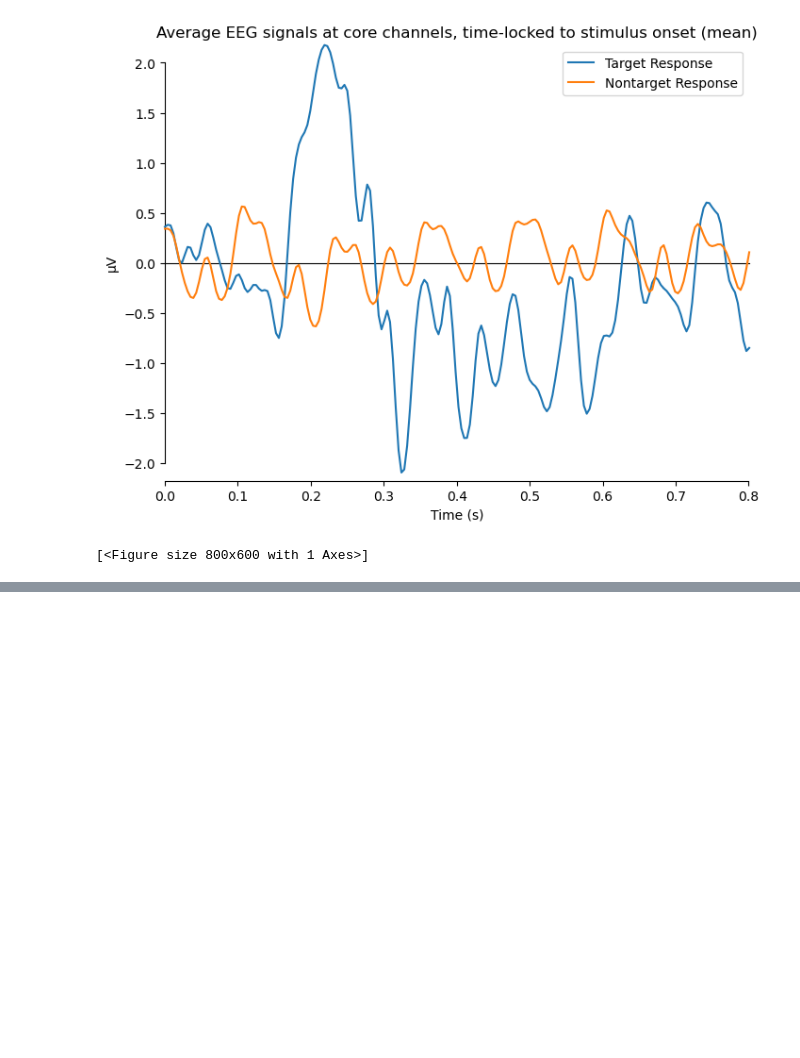
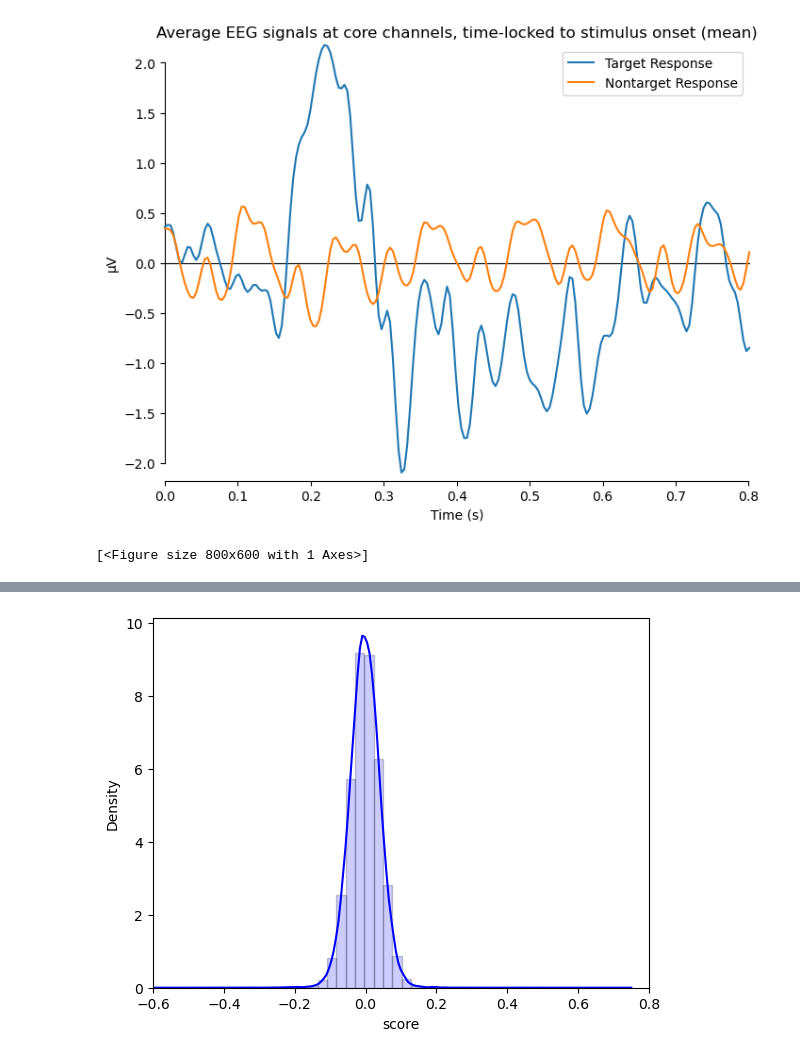
Before and after one commit to zs144/P300-BCI, a Jupyter notebook: Task4/toy_classifier/draft.ipynb, the cells around one changed output, grey strips where cells are left out. Drawn from its saved outputs; the diff is of its cells as text; code cells hidden in the pictures; blank space fills up the shorter version.

```diff
--- a/Task4/toy_classifier/draft.ipynb
+++ b/Task4/toy_classifier/draft.ipynb
@@ -201,0 +226,9 @@ sns.kdeplot(data=scores, x='score', hue='is_target')
+# %%
+sns.kdeplot(data=scores.loc[scores['is_target'] == 0], x='score',
+            color='blue', label='non-target')
+plt.hist(scores.loc[scores['is_target'] == 0]['score'], bins=50, density=True,
+         alpha=0.2, color='blue', edgecolor='black')
+plt.xlim(-0.6, 0.8)
+plt.show()
+# %% [output]
+[figure, added]
```
Also changed, not shown: parts of 18 cells of this notebook, 11 other files.
